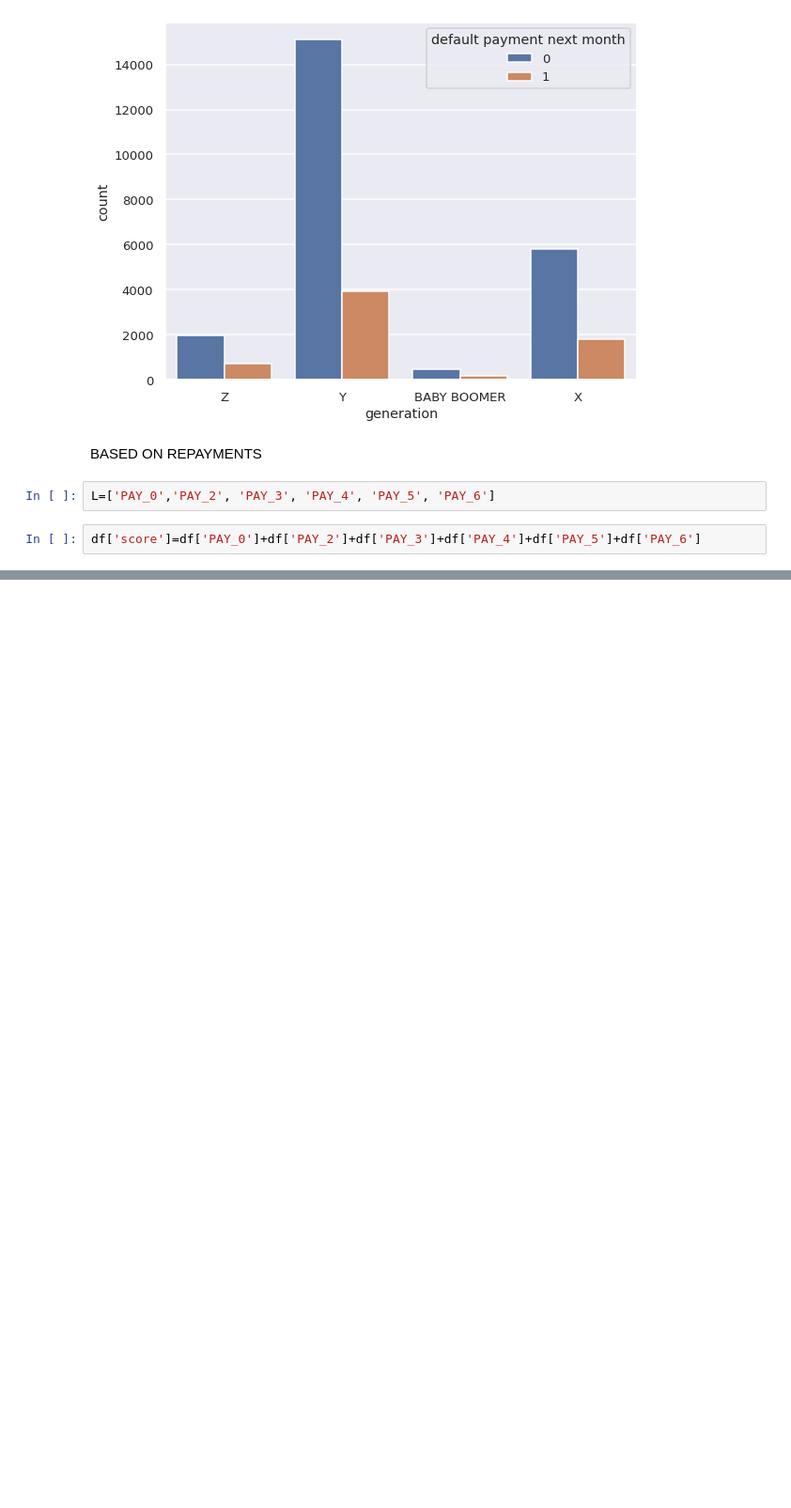
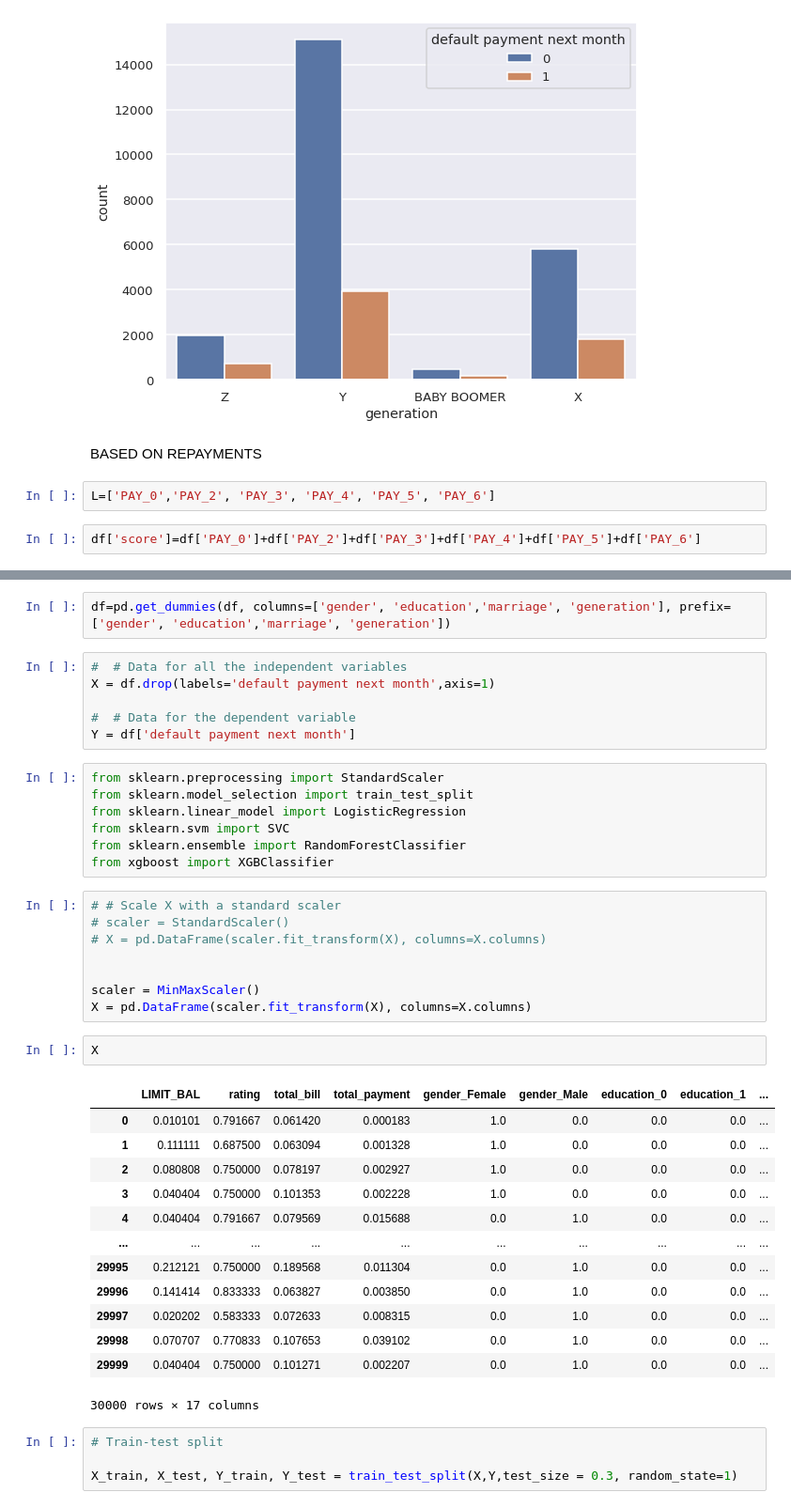
Before and after one commit to ajinkyajumde/CREDIT-CARD, a Jupyter notebook: Copy_of_Credit_Card_Default_Prediction_Capstone_Project.ipynb, the cells around one changed output, grey strips where cells are left out. Shown at 94% size. Saved outputs shown, nothing was run; the diff lists cells and outputs as text; blank space fills up the shorter version.

```diff
--- a/Copy_of_Credit_Card_Default_Prediction_Capstone_Project.ipynb
+++ b/Copy_of_Credit_Card_Default_Prediction_Capstone_Project.ipynb
@@ -307,0 +364,43 @@ Name: score, dtype: int64
+# %%
+df=pd.get_dummies(df, columns=['gender', 'education','marriage', 'generation'], prefix=['gender', 'education','marriage', 'generation'])
+# %%
+#  # Data for all the independent variables
+X = df.drop(labels='default payment next month',axis=1)
+
+#  # Data for the dependent variable
+Y = df['default payment next month']
+# %%
+from sklearn.preprocessing import StandardScaler
+from sklearn.model_selection import train_test_split
+from sklearn.linear_model import LogisticRegression
+from sklearn.svm import SVC
+from sklearn.ensemble import RandomForestClassifier
+from xgboost import XGBClassifier
+# %%
+# # Scale X with a standard scaler
+# scaler = StandardScaler()
+# X = pd.DataFrame(scaler.fit_transform(X), columns=X.columns)
+
+
+scaler = MinMaxScaler()
+X = pd.DataFrame(scaler.fit_transform(X), columns=X.columns)
+# %%
+X
+# %% [output]
+|  | LIMIT_BAL | rating | total_bill | total_payment | gender_Female | gender_Male | education_0 | education_1 | ... |
+| 0 | 0.010101 | 0.791667 | 0.061420 | 0.000183 | 1.0 | 0.0 | 0.0 | 0.0 | ... |
+| 1 | 0.111111 | 0.687500 | 0.063094 | 0.001328 | 1.0 | 0.0 | 0.0 | 0.0 | ... |
+| 2 | 0.080808 | 0.750000 | 0.078197 | 0.002927 | 1.0 | 0.0 | 0.0 | 0.0 | ... |
+| 3 | 0.040404 | 0.750000 | 0.101353 | 0.002228 | 1.0 | 0.0 | 0.0 | 0.0 | ... |
+| 4 | 0.040404 | 0.791667 | 0.079569 | 0.015688 | 0.0 | 1.0 | 0.0 | 0.0 | ... |
+| ... | ... | ... | ... | ... | ... | ... | ... | ... | ... |
+| 29995 | 0.212121 | 0.750000 | 0.189568 | 0.011304 | 0.0 | 1.0 | 0.0 | 0.0 | ... |
+| 29996 | 0.141414 | 0.833333 | 0.063827 | 0.003850 | 0.0 | 1.0 | 0.0 | 0.0 | ... |
+| 29997 | 0.020202 | 0.583333 | 0.072633 | 0.008315 | 0.0 | 1.0 | 0.0 | 0.0 | ... |
+| 29998 | 0.070707 | 0.770833 | 0.107653 | 0.039102 | 0.0 | 1.0 | 0.0 | 0.0 | ... |
+| 29999 | 0.040404 | 0.750000 | 0.101271 | 0.002207 | 0.0 | 1.0 | 0.0 | 0.0 | ... |
+30000 rows × 17 columns
+# %%
+# Train-test split
+
+X_train, X_test, Y_train, Y_test = train_test_split(X,Y,test_size = 0.3, random_state=1)
```
Also changed, not shown: parts of 31 cells of this notebook.
